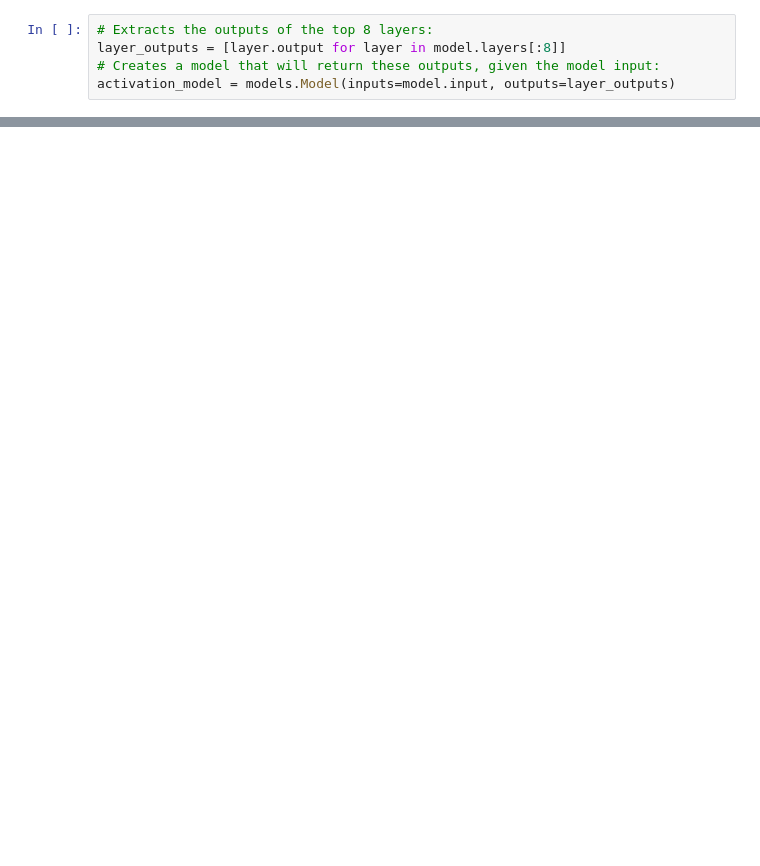
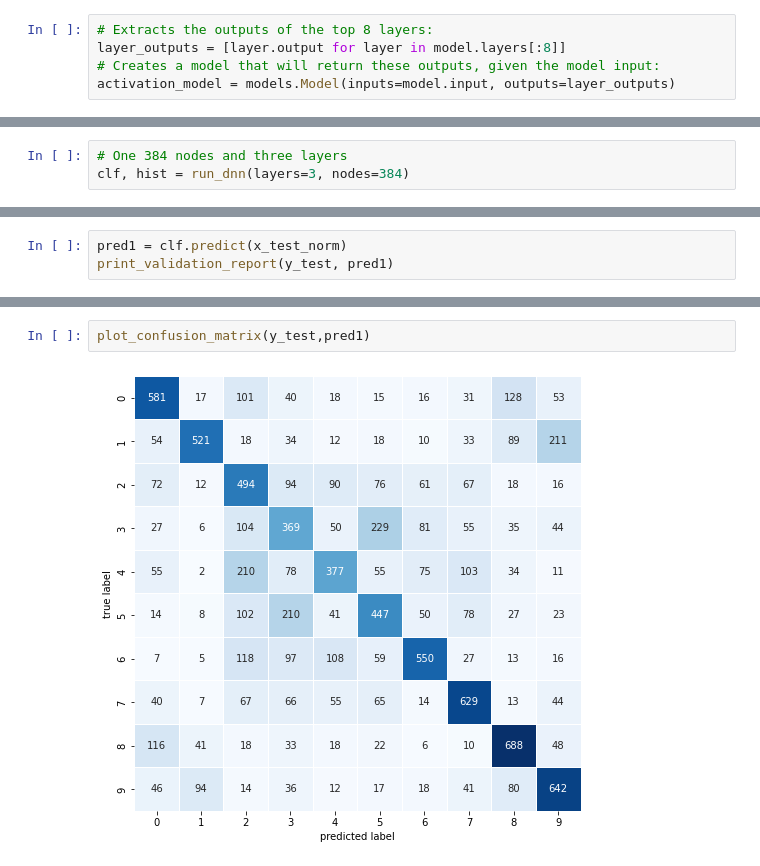
Before and after one commit to ramundson/MSDS_458_Public, a Jupyter notebook: MSDS458_Assignment_02/MSDS458_Assignment_02_20220325_v22_COLAB_Part1.ipynb, the cells around one changed output, grey strips where cells are left out. Drawn from its saved outputs; the diff is of its cells as text; blank space fills up the shorter version.

```diff
--- a/MSDS458_Assignment_02/MSDS458_Assignment_02_20220325_v22_COLAB_Part1.ipynb
+++ b/MSDS458_Assignment_02/MSDS458_Assignment_02_20220325_v22_COLAB_Part1.ipynb
@@ -421,0 +758,3 @@ plt.show();
+# %%
+# One 384 nodes and three layers
+clf, hist = run_dnn(layers=3, nodes=384)
@@ -421,0 +766,3 @@ plt.show();
+# %%
+pred1 = clf.predict(x_test_norm)
+print_validation_report(y_test, pred1)
@@ -421,0 +791,4 @@ plt.show();
+# %%
+plot_confusion_matrix(y_test,pred1)
+# %% [output]
+[figure, added]
```
Also changed, not shown: parts of 66 cells of this notebook, 2 other files.
